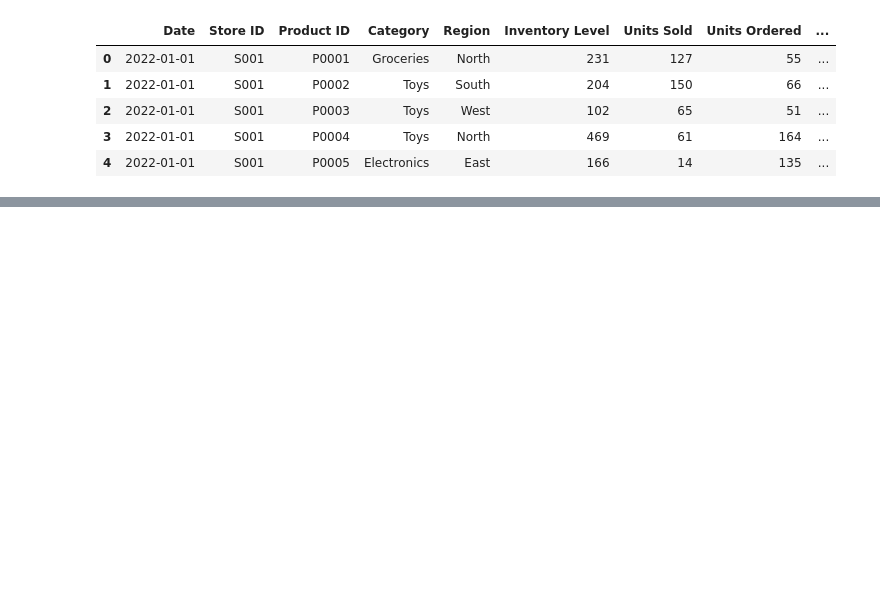
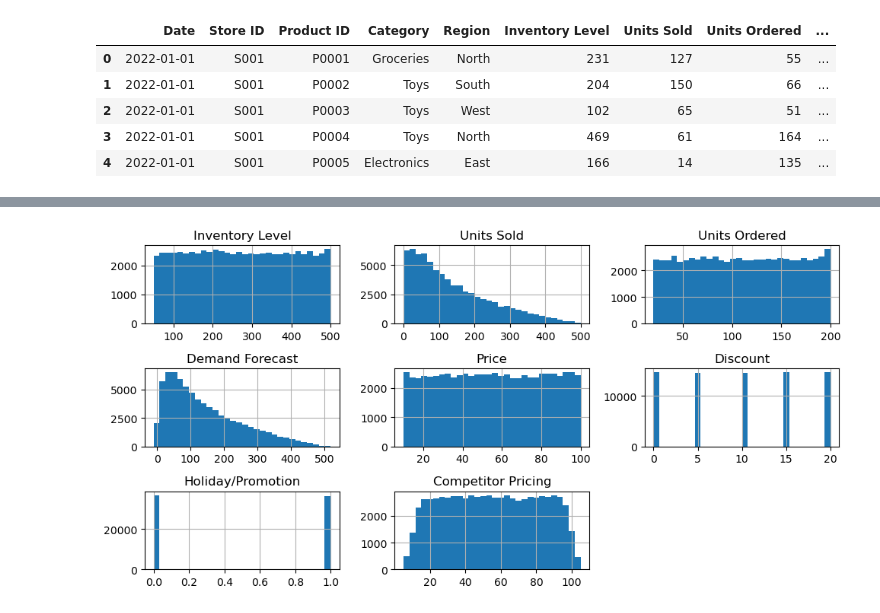
Before and after one commit to mitchellalex59/FoundBA, a Jupyter notebook: Term Project/notebook.ipynb, the cells around one changed output, grey strips where cells are left out. Cells and saved outputs as stored; diff of their text form; code cells hidden in the pictures; blank space fills up the shorter version.

```diff
--- a/Term Project/notebook.ipynb
+++ b/Term Project/notebook.ipynb
@@ -45,3 +48,0 @@ dtype: object
-# %%
-df=df.drop(['Holiday/Promotion','Competitor Pricing'], axis=1)
-df.head(5)
@@ -55,3 +48,0 @@ df.head(5)
-# %%
-df = df.rename(columns={"Inventory Level":"Inventory","Units Sold":"Sold","Units Ordered":"Ordered","Demand Forecast":"Demand","Weather Condition":"Weather"})
-df.head(5)
@@ -259,4 +79,0 @@ plt.show()
-# %%
-optimal_k = 3  # Replace with your elbow result
-kmeans = KMeans(n_clusters=optimal_k, random_state=42)
-df['Cluster'] = kmeans.fit_predict(X_pca)
@@ -273,4 +79,0 @@ plt.show()
-# %%
-df['Cluster'] = df['Cluster'].astype(str)
-cluster_summary = df.groupby('Cluster')[numerical_cols].mean()
-display(cluster_summary)
@@ -289,0 +99,6 @@ less than good silhouette score
+# %%
+df.hist(bins=30, figsize=(10, 5))
+plt.tight_layout()
+plt.show()
+# %% [output]
+[figure, added]
```
Also changed, not shown: parts of 69 cells of this notebook, 4 other files.
